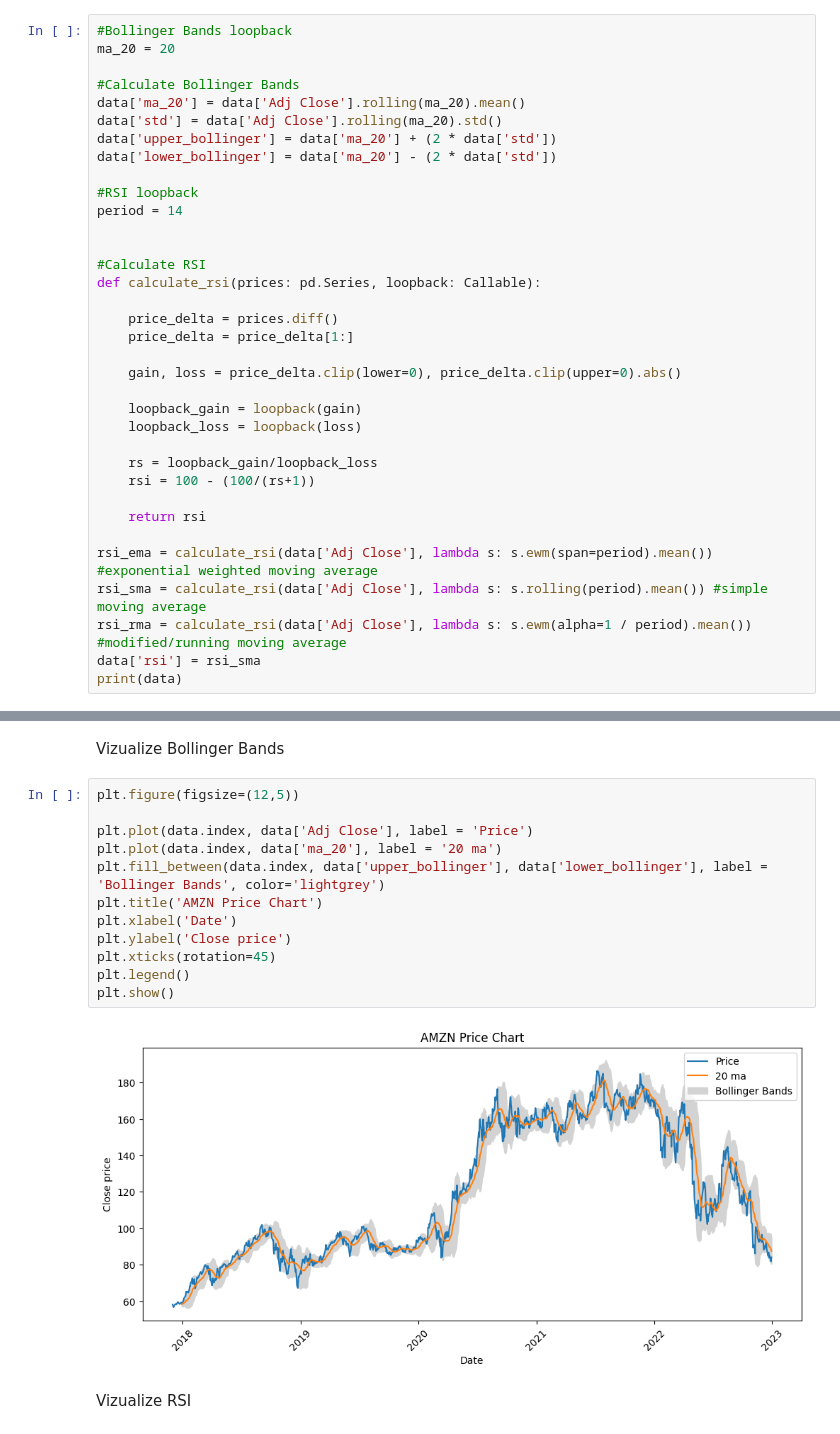
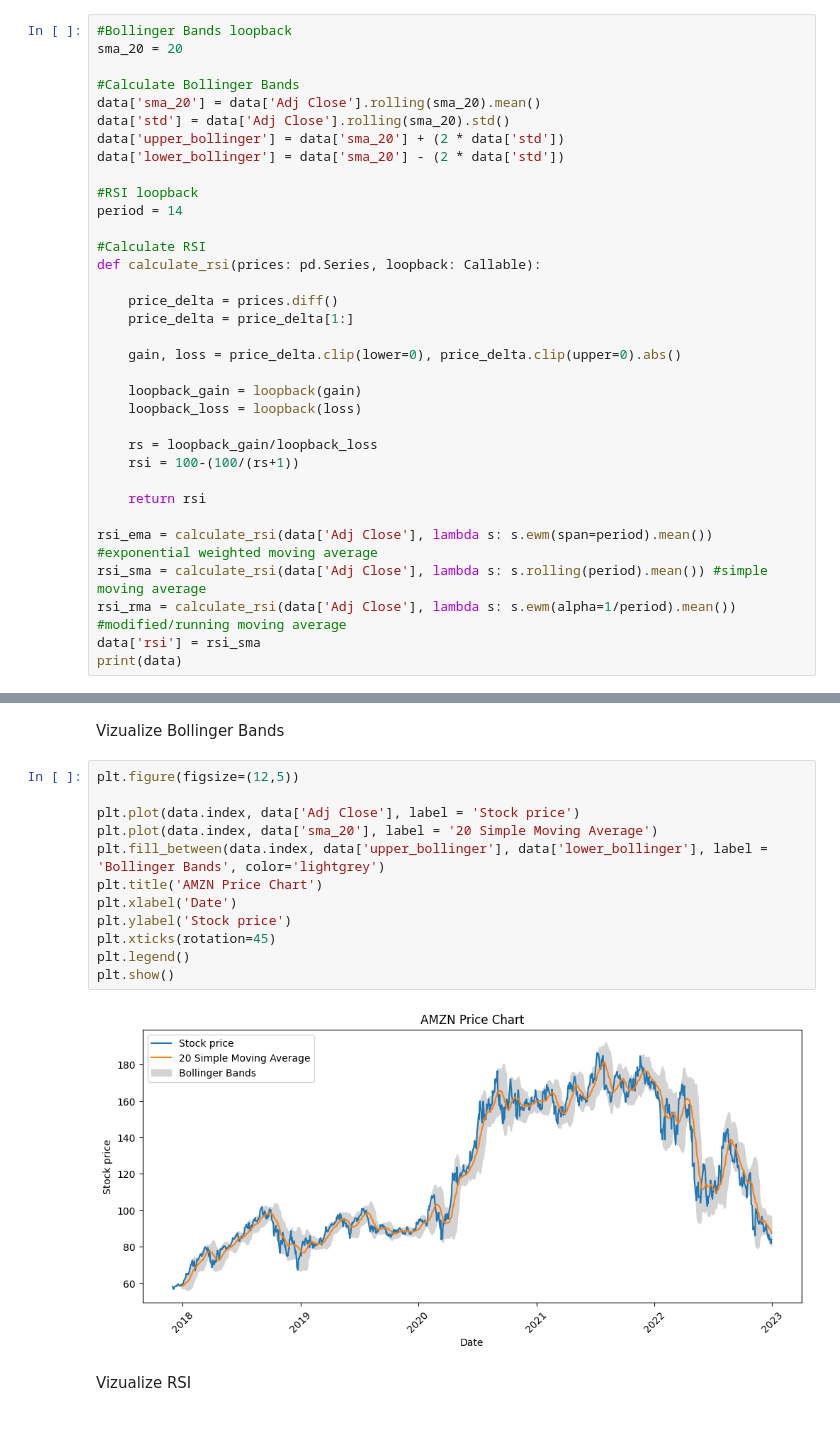
Before and after one commit to pkur3k/Mean-Reversion-Trading-Strategy, a Jupyter notebook: mean_reversion_strategy.ipynb, the cells around one changed output, grey strips where cells are left out. Drawn from its saved outputs; the diff is of its cells as text.

```diff
--- a/mean_reversion_strategy.ipynb
+++ b/mean_reversion_strategy.ipynb
@@ -36,16 +40,15 @@ Calculate Relative Strength Index (RSI) and Bollinger Bands indicators that will
 # %%
 #Bollinger Bands loopback
-ma_20 = 20
+sma_20 = 20
 
 #Calculate Bollinger Bands
-data['ma_20'] = data['Adj Close'].rolling(ma_20).mean()
-data['std'] = data['Adj Close'].rolling(ma_20).std()
-data['upper_bollinger'] = data['ma_20'] + (2 * data['std'])
-data['lower_bollinger'] = data['ma_20'] - (2 * data['std'])
+data['sma_20'] = data['Adj Close'].rolling(sma_20).mean()
+data['std'] = data['Adj Close'].rolling(sma_20).std()
+data['upper_bollinger'] = data['sma_20'] + (2 * data['std'])
+data['lower_bollinger'] = data['sma_20'] - (2 * data['std'])
 
 #RSI loopback
 period = 14
-
 
 #Calculate RSI
 def calculate_rsi(prices: pd.Series, loopback: Callable):
@@ -59,13 +62,13 @@ def calculate_rsi(prices: pd.Series, loopback: Callable):
     loopback_loss = loopback(loss)
 
     rs = loopback_gain/loopback_loss
-    rsi = 100 - (100/(rs+1))
+    rsi = 100-(100/(rs+1))
 
     return rsi
 
 rsi_ema = calculate_rsi(data['Adj Close'], lambda s: s.ewm(span=period).mean()) #exponential weighted moving average
 rsi_sma = calculate_rsi(data['Adj Close'], lambda s: s.rolling(period).mean()) #simple moving average
-rsi_rma = calculate_rsi(data['Adj Close'], lambda s: s.ewm(alpha=1 / period).mean()) #modified/running moving average
+rsi_rma = calculate_rsi(data['Adj Close'], lambda s: s.ewm(alpha=1/period).mean()) #modified/running moving average
 data['rsi'] = rsi_sma
 print(data)
 # %% [output]
@@ -91,17 +94,17 @@ Vizualize Bollinger Bands
 # %%
 plt.figure(figsize=(12,5))
 
-plt.plot(data.index, data['Adj Close'], label = 'Price')
-plt.plot(data.index, data['ma_20'], label = '20 ma')
+plt.plot(data.index, data['Adj Close'], label = 'Stock price')
+plt.plot(data.index, data['sma_20'], label = '20 Simple Moving Average')
 plt.fill_between(data.index, data['upper_bollinger'], data['lower_bollinger'], label = 'Bollinger Bands', color='lightgrey')
 plt.title('AMZN Price Chart')
 plt.xlabel('Date')
-plt.ylabel('Close price')
+plt.ylabel('Stock price')
 plt.xticks(rotation=45)
 plt.legend()
 plt.show()
 # %% [output]
-[figure, old version]
+[figure, new version]
 # %% [markdown]
 Vizualize RSI
 # %%
```
Also changed, not shown: parts of 18 cells of this notebook.
